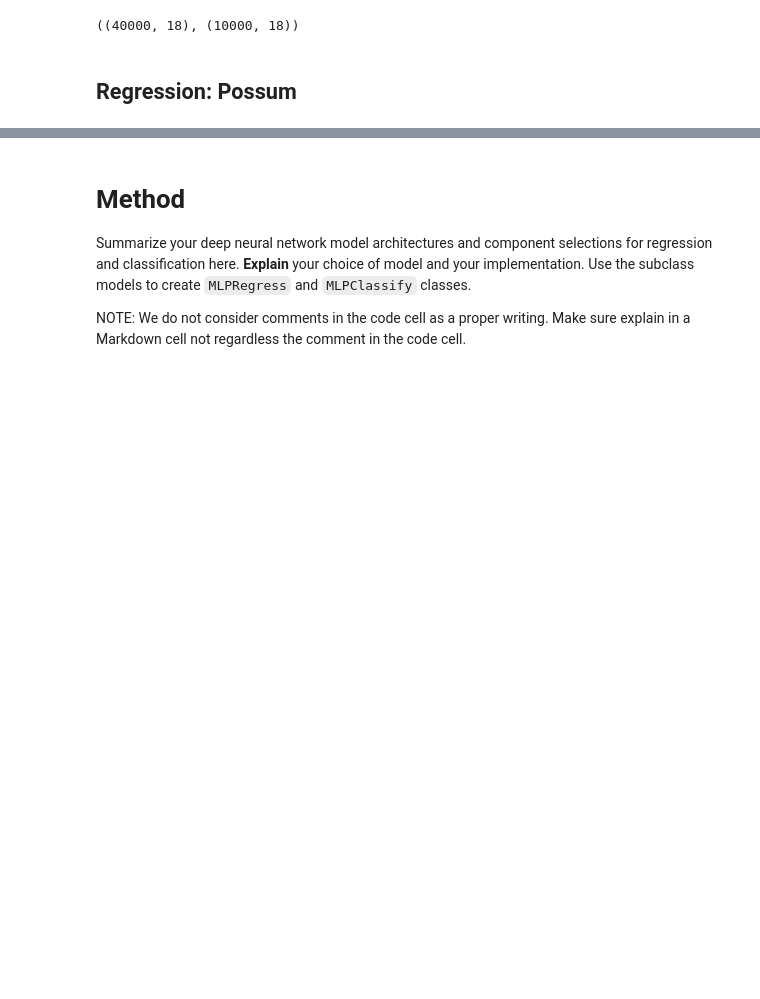
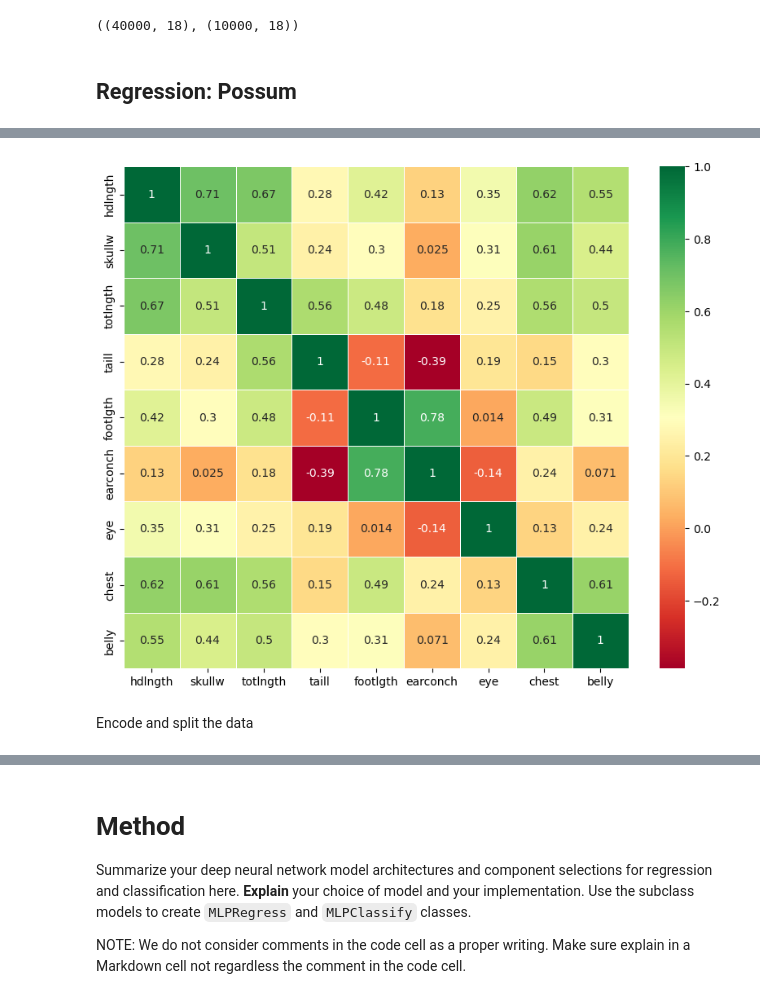
Before and after one commit to Abeoseh/deep_learning, a Jupyter notebook: assignments/assignment1/Assign1.ipynb, the cells around one changed output, grey strips where cells are left out. Saved outputs shown, nothing was run; the diff lists cells and outputs as text; code cells hidden in the pictures; blank space fills up the shorter version.

```diff
--- a/assignments/assignment1/Assign1.ipynb
+++ b/assignments/assignment1/Assign1.ipynb
@@ -209,0 +248,14 @@ dtype: int64
+# %%
+selected_columns = possum[["hdlngth", "skullw", "totlngth", "taill", "footlgth", "earconch", "eye", "chest", "belly"]]
+
+# Create a correlation matrix
+corr = selected_columns.corr()
+
+# Create a heatmap
+plt.figure(figsize=(10, 8))
+sns.heatmap(corr, annot=True, cmap='RdYlGn', linewidths=0.5)
+plt.show()
+# %% [output]
+[figure, added]
+# %% [markdown]
+Encode and split the data
```
Also changed, not shown: parts of 21 cells of this notebook, 2 other files.
